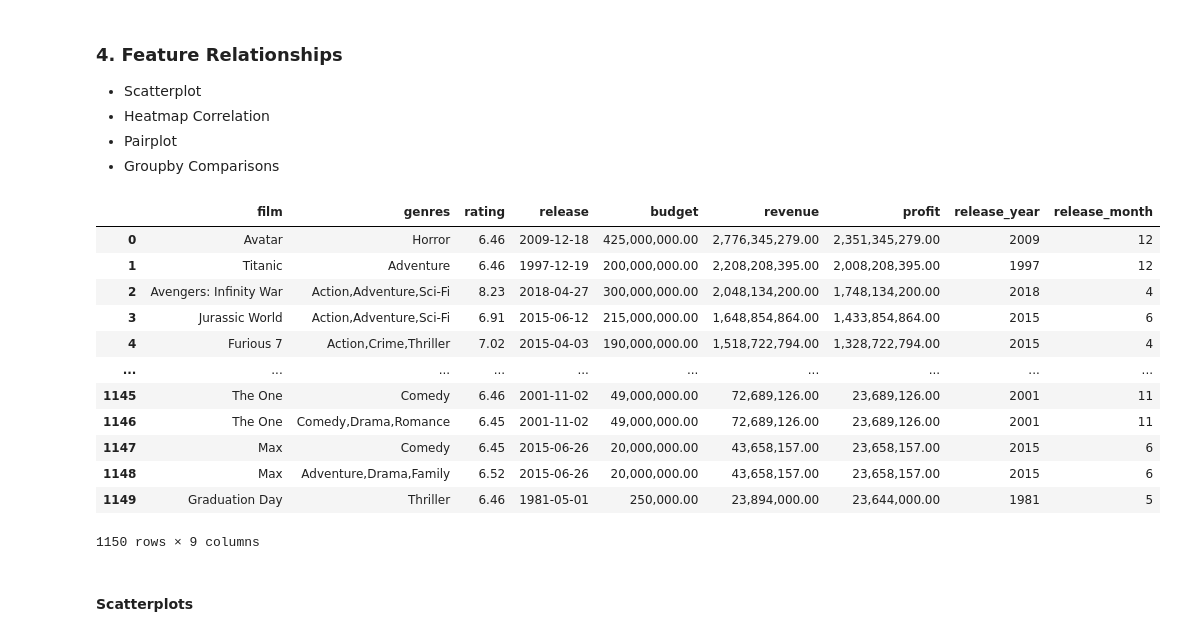
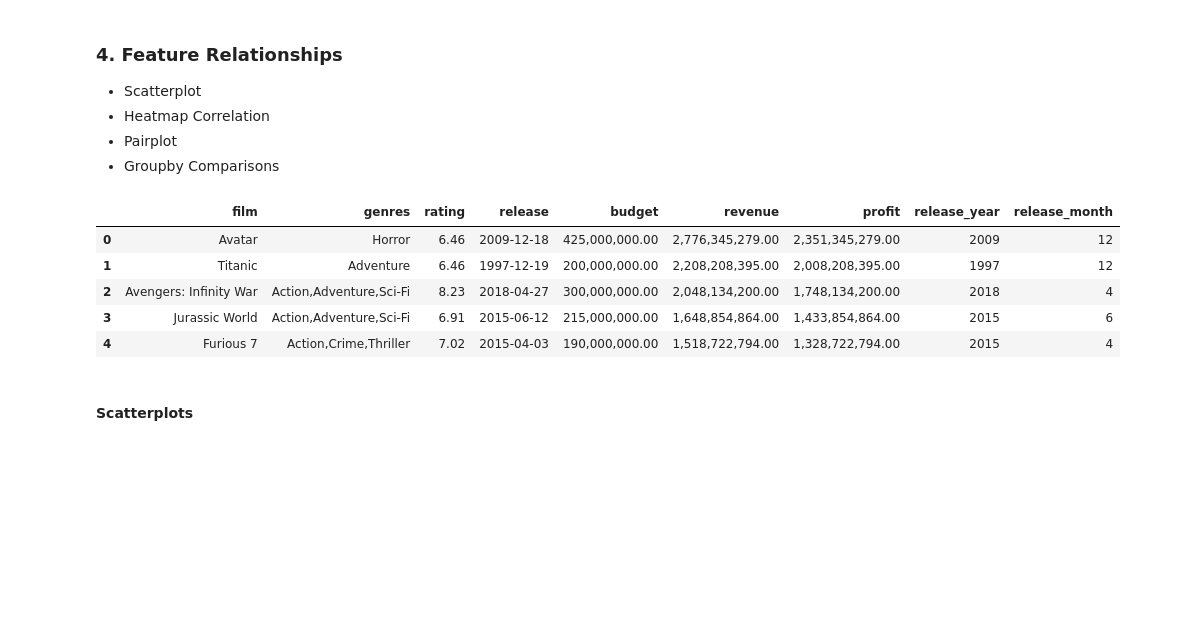
Before and after one commit to mrhussaink7/new-films-movie-data, a Jupyter notebook: index.ipynb, the cells around one changed output. Cells and saved outputs as stored; diff of their text form; code cells hidden in the pictures; blank space fills up the shorter version.

```diff
--- a/index.ipynb
+++ b/index.ipynb
@@ -588,21 +617,14 @@ visualize_df_release_month()
 - Pairplot
 - Groupby Comparisons
 # %%
-df
+df.head()
 # %% [output]
 |  | film | genres | rating | release | budget | revenue | profit | release_year | release_month |
 | 0 | Avatar | Horror | 6.46 | 2009-12-18 | 425,000,000.00 | 2,776,345,279.00 | 2,351,345,279.00 | 2009 | 12 |
 | 1 | Titanic | Adventure | 6.46 | 1997-12-19 | 200,000,000.00 | 2,208,208,395.00 | 2,008,208,395.00 | 1997 | 12 |
 | 2 | Avengers: Infinity War | Action,Adventure,Sci-Fi | 8.23 | 2018-04-27 | 300,000,000.00 | 2,048,134,200.00 | 1,748,134,200.00 | 2018 | 4 |
 | 3 | Jurassic World | Action,Adventure,Sci-Fi | 6.91 | 2015-06-12 | 215,000,000.00 | 1,648,854,864.00 | 1,433,854,864.00 | 2015 | 6 |
 | 4 | Furious 7 | Action,Crime,Thriller | 7.02 | 2015-04-03 | 190,000,000.00 | 1,518,722,794.00 | 1,328,722,794.00 | 2015 | 4 |
-| ... | ... | ... | ... | ... | ... | ... | ... | ... | ... |
-| 1145 | The One | Comedy | 6.46 | 2001-11-02 | 49,000,000.00 | 72,689,126.00 | 23,689,126.00 | 2001 | 11 |
-| 1146 | The One | Comedy,Drama,Romance | 6.45 | 2001-11-02 | 49,000,000.00 | 72,689,126.00 | 23,689,126.00 | 2001 | 11 |
-| 1147 | Max | Comedy | 6.45 | 2015-06-26 | 20,000,000.00 | 43,658,157.00 | 23,658,157.00 | 2015 | 6 |
-| 1148 | Max | Adventure,Drama,Family | 6.52 | 2015-06-26 | 20,000,000.00 | 43,658,157.00 | 23,658,157.00 | 2015 | 6 |
-| 1149 | Graduation Day | Thriller | 6.46 | 1981-05-01 | 250,000.00 | 23,894,000.00 | 23,644,000.00 | 1981 | 5 |
-1150 rows × 9 columns
 # %% [markdown]
 #### Scatterplots
 # %%
```
Also changed, not shown: parts of 16 cells of this notebook.
